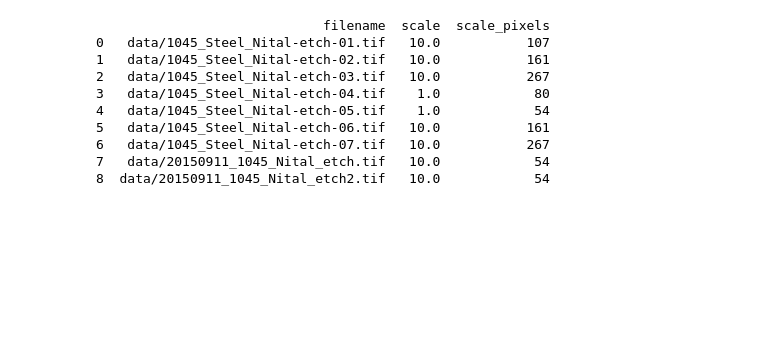
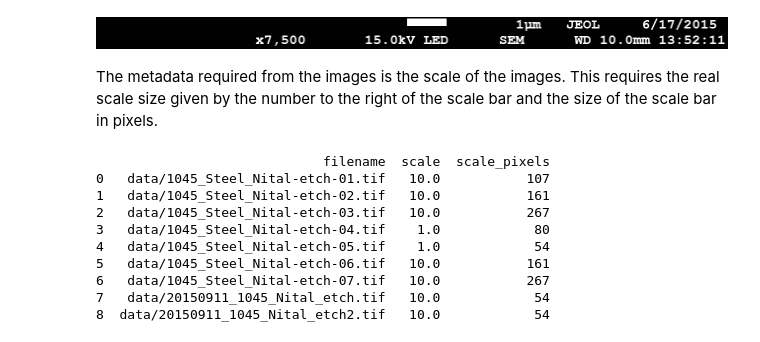
Before and after one commit to wd15/sem-image-stats, a Jupyter notebook: index.ipynb, the cells around one changed output. Drawn from its saved outputs; the diff is of its cells as text; code cells hidden in the pictures; blank space fills up the shorter version.

```diff
--- a/index.ipynb
+++ b/index.ipynb
@@ -85 +116,15 @@ plt.tight_layout()
+# %%
+crop_cutoff = 960
+
+crop = fcompose(
+    PIL.Image.open,
+    lambda image: (image.crop(box=(0, 0, image.size[0], crop_cutoff)),
+                   image.crop(box=(0, crop_cutoff, image.size[0], image.size[1])))
+)
+
+pipe('data/*.tif', glob.glob, map(crop), list)[0][1]
+# %% [output]
+[figure, added]
+# %% [markdown]
+The metadata required from the images is the scale of the images. This requires the real scale size given by the number to the right of the scale bar and the size of the scale bar in pixels.
 # %%
```
Also changed, not shown: parts of 20 cells of this notebook.
